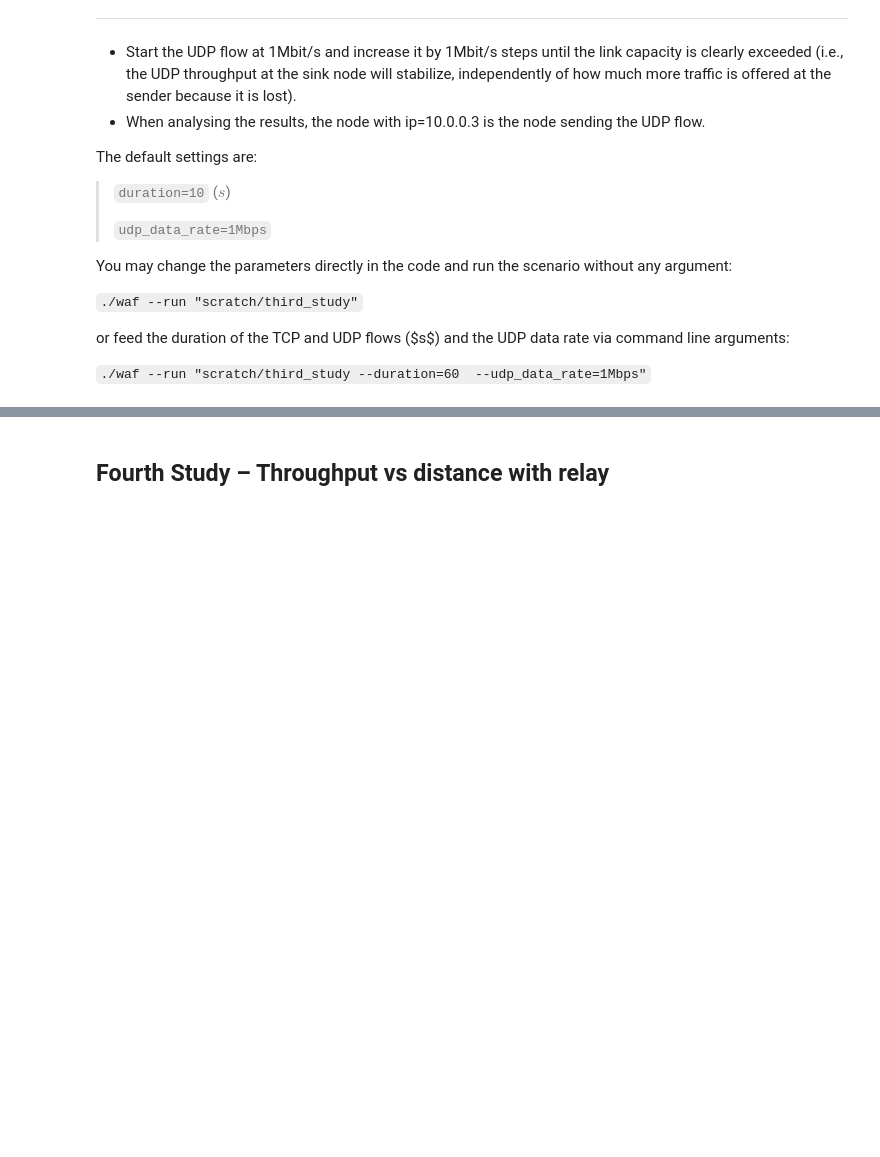
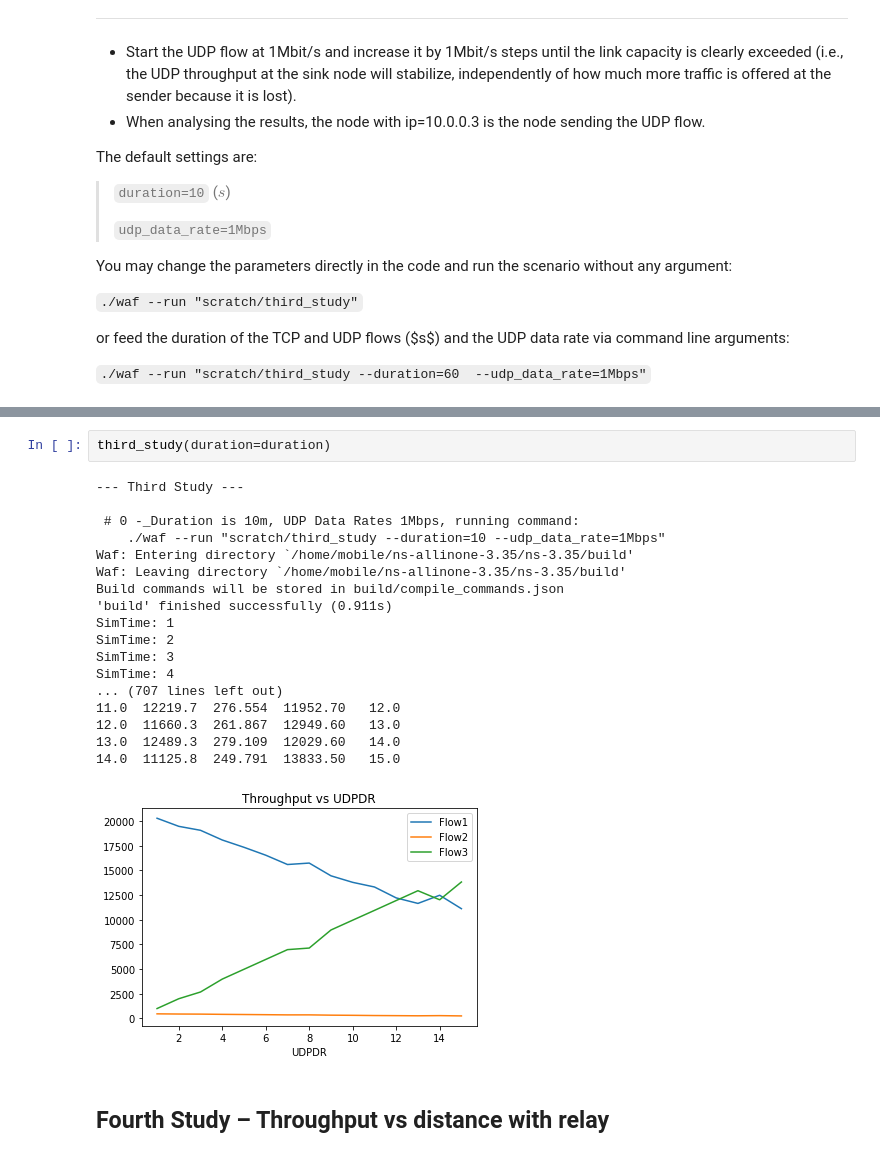
Before and after one commit to martinhofigueiredo/COMO, a Jupyter notebook: Lab4/Lab4.ipynb, the cells around one changed output, grey strips where cells are left out. Cells and saved outputs as stored; diff of their text form; blank space fills up the shorter version.

```diff
--- a/Lab4/Lab4.ipynb
+++ b/Lab4/Lab4.ipynb
@@ -308,3 +300,24 @@ SimTime: 4
+# %%
+third_study(duration=duration)
+# %% [output]
+--- Third Study ---
+
+ # 0 -_Duration is 10m, UDP Data Rates 1Mbps, running command:
+    ./waf --run "scratch/third_study --duration=10 --udp_data_rate=1Mbps"
+Waf: Entering directory `/home/mobile/ns-allinone-3.35/ns-3.35/build'
+Waf: Leaving directory `/home/mobile/ns-allinone-3.35/ns-3.35/build'
+Build commands will be stored in build/compile_commands.json
+'build' finished successfully (0.911s)
+SimTime: 1
+SimTime: 2
+SimTime: 3
+SimTime: 4
+... (707 lines left out)
+11.0  12219.7  276.554  11952.70   12.0
+12.0  11660.3  261.867  12949.60   13.0
+13.0  12489.3  279.109  12029.60   14.0
+14.0  11125.8  249.791  13833.50   15.0
+[figure, added]
 # %% [markdown]
 ## __Fourth Study – Throughput vs distance with relay__
 # %% [markdown]
```
Also changed, not shown: parts of 8 cells of this notebook.
